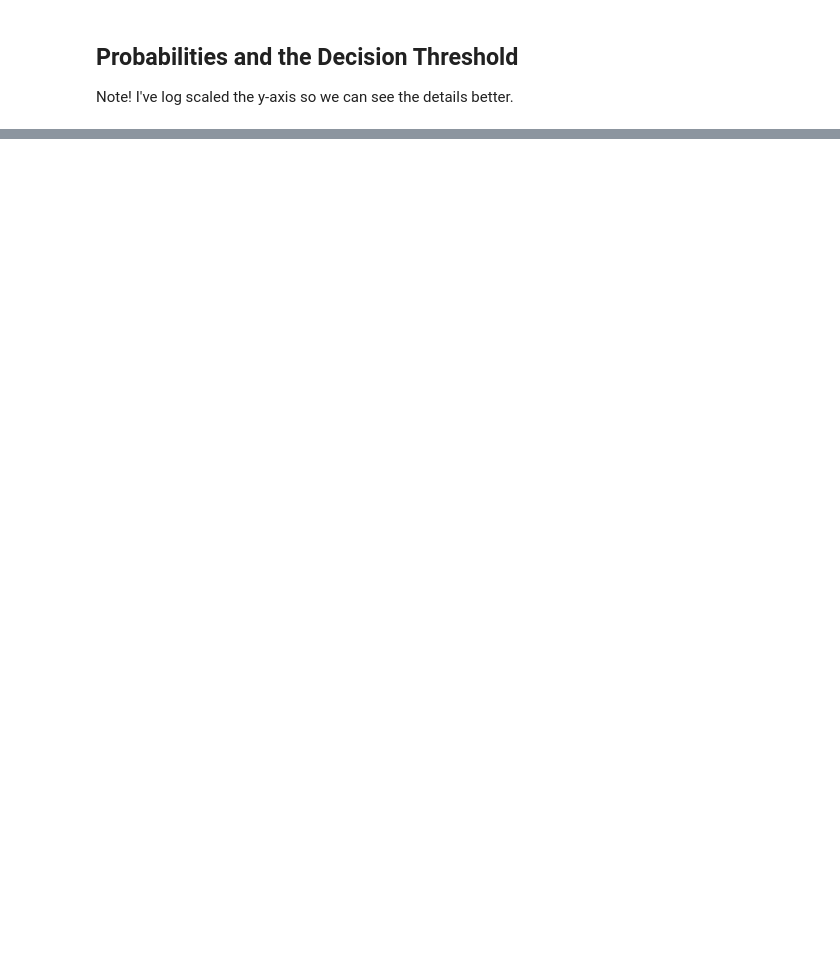
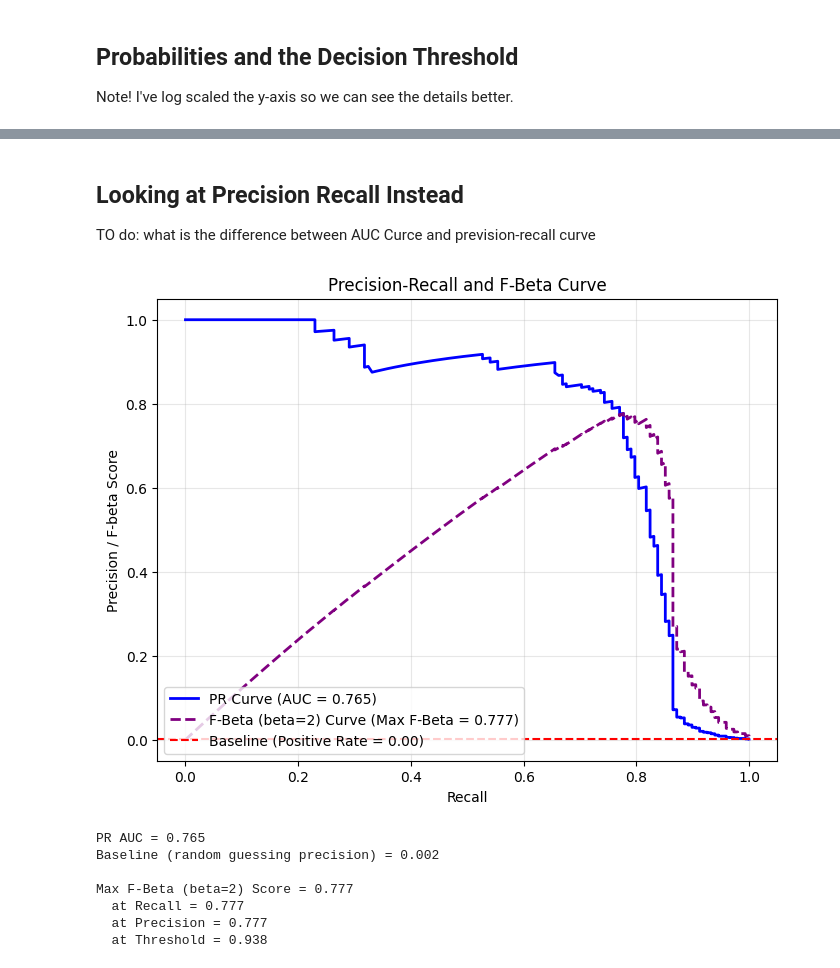
Before and after one commit to bsheese/cs377, a Jupyter notebook: 18_classification/18_1_Classification_Basics/18_1_5_x_credit_card_fraud.ipynb, the cells around one changed output, grey strips where cells are left out. Cells and saved outputs as stored; diff of their text form; code cells hidden in the pictures; blank space fills up the shorter version.

```diff
--- a/18_classification/18_1_Classification_Basics/18_1_5_x_credit_card_fraud.ipynb
+++ b/18_classification/18_1_Classification_Basics/18_1_5_x_credit_card_fraud.ipynb
@@ -235,0 +334,50 @@ False Negatives (FN) — Missed Defaults / Type II: 23
+# %% [markdown]
+## Looking at Precision Recall Instead
+
+TO do: what is the difference between AUC Curce and prevision-recall curve
+# %%
+precision, recall, thresholds = precision_recall_curve(y_test, y_proba)
+pr_auc = auc(recall, precision)  # Note: order is (x, y)
+pos_rate = y_test.mean()
+
+# Calculate F-beta scores
+beta = 2 # Prioritize recall (beta > 1)
+f_beta_scores = (1 + beta**2) * (precision * recall) / (beta**2 * precision + recall)
+
+# Handle potential division by zero (where precision + recall is 0)
+f_beta_scores = np.nan_to_num(f_beta_scores)
+
+# Find the optimal threshold for F-beta
+best_f_beta_idx = np.argmax(f_beta_scores)
+best_f_beta = f_beta_scores[best_f_beta_idx]
+best_precision = precision[best_f_beta_idx]
+best_recall = recall[best_f_beta_idx]
+best_threshold_f_beta = thresholds[best_f_beta_idx]
+
+plt.figure(figsize=(8, 6))
+plt.plot(recall, precision, color='blue', lw=2, label=f'PR Curve (AUC = {pr_auc:.3f})')
+plt.plot(recall, f_beta_scores, color='purple', lw=2, linestyle='--', label=f'F-Beta (beta={beta}) Curve (Max F-Beta = {best_f_beta:.3f})')
+plt.axhline(y=pos_rate, color='red', linestyle='--', label=f'Baseline (Positive Rate = {pos_rate:.2f})')
+
+plt.xlabel('Recall')
+plt.ylabel('Precision / F-beta Score')
+plt.title('Precision-Recall and F-Beta Curve')
+plt.legend(loc="lower left")
+plt.grid(True, alpha=0.3)
+plt.show()
+
+print(f"PR AUC = {pr_auc:.3f}")
+print(f"Baseline (random guessing precision) = {pos_rate:.3f}")
+print(f"\nMax F-Beta (beta={beta}) Score = {best_f_beta:.3f}")
+print(f"  at Recall = {best_recall:.3f}")
+print(f"  at Precision = {best_precision:.3f}")
+print(f"  at Threshold = {best_threshold_f_beta:.3f}")
+# %% [output]
+[figure, added]
+PR AUC = 0.765
+Baseline (random guessing precision) = 0.002
+
+Max F-Beta (beta=2) Score = 0.777
+  at Recall = 0.777
+  at Precision = 0.777
+  at Threshold = 0.938
```
Also changed, not shown: parts of 17 cells of this notebook.
